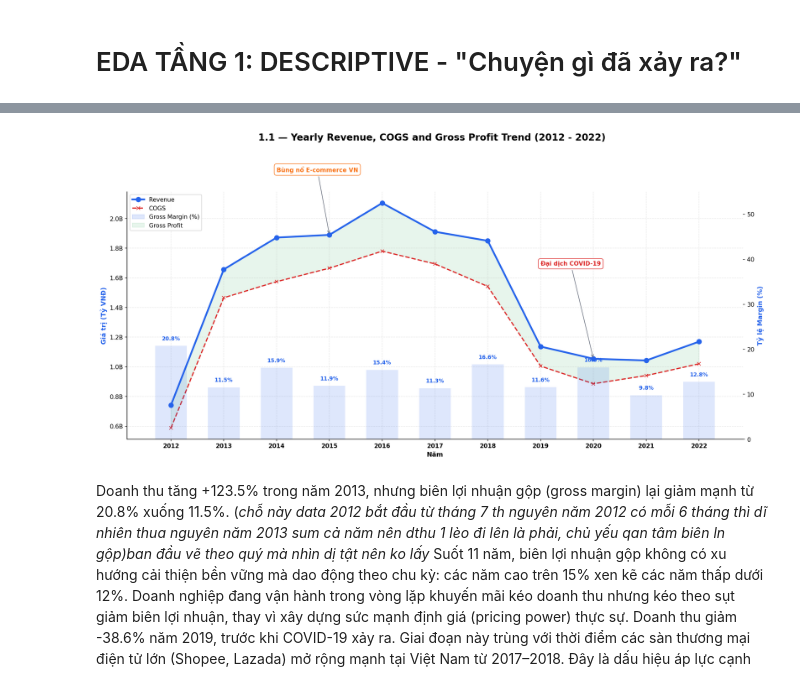
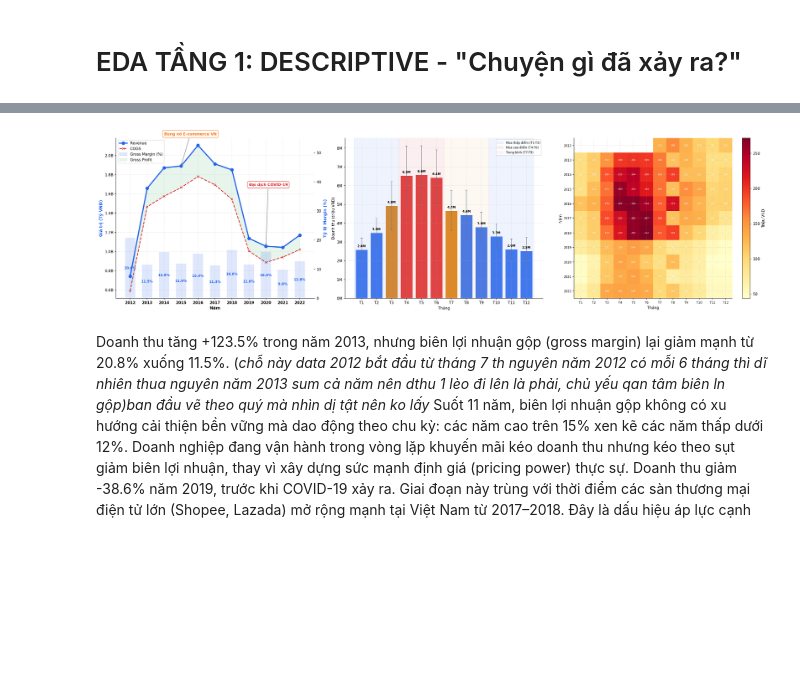
Before and after one commit to dzungphieuluuky/Datathon-VinUni, a Jupyter notebook: datathon.ipynb, the cells around one changed output, grey strips where cells are left out. Drawn from its saved outputs; the diff is of its cells as text; code cells hidden in the pictures; blank space fills up the shorter version.

```diff
--- a/datathon.ipynb
+++ b/datathon.ipynb
@@ -58,5 +58,6 @@ Data loaded
 # %%
-def plot_1_1_financial_trend():
+def plot_1_1():
+    # --- 1.1 - Yearly Revenue, COGS and Gross Profit Trend (2012 - 2022) ---
     sales['Date'] = pd.to_datetime(sales['Date'])
     y_data = sales.groupby(sales['Date'].dt.year).agg({
         'Revenue': 'sum',
@@ -67,19 +68,30 @@ def plot_1_1_financial_trend():
     y_data['Gross_Margin_Pct'] = (y_data['Gross_Profit'] / y_data['Revenue']) * 100
     rev_max = y_data['Revenue'].max()
 
-    fig, ax1 = plt.subplots(figsize=(16, 8))
-    fig.suptitle('1.1 — Yearly Revenue, COGS and Gross Profit Trend (2012 - 2022)', fontsize=16, fontweight='bold')
+    # --- 1.2 - Monthly Average Revenue and Heatmap ---
+    monthly_avg  = sales.groupby('month')['Revenue'].mean() / 1e6
+    monthly_std  = sales.groupby('month')['Revenue'].std()  / 1e6
+    months_label = ['T1','T2','T3','T4','T5','T6',
+                    'T7','T8','T9','T10','T11','T12']
+    pivot = sales.pivot_table(index='year', columns='month', values='Revenue', aggfunc='sum') / 1e6
 
-    ax2 = ax1.twinx()
+    # Create a figure with 3 subplots arranged horizontally
+    fig = plt.figure(figsize=(25, 7)) # Adjusted figure size for horizontal layout
+    gs = GridSpec(1, 3, figure=fig) # 1 row, 3 columns
 
-    bars = ax2.bar(y_data['Date'], y_data['Gross_Margin_Pct'],
+
+    # --- Subplot 1: 1.1 Financial Trend ---
+    ax1 = fig.add_subplot(gs[0, 0]) # First column
+    ax1b = ax1.twinx()
+
+    bars = ax1b.bar(y_data['Date'], y_data['Gross_Margin_Pct'],
                    color=COLORS['blue'], alpha=0.15,
                    label='Gross Margin (%)', width=0.6)
 
     for bar in bars:
         height = bar.get_height()
-        ax2.text(bar.get_x() + bar.get_width()/2, height + 1,
-                 f'{height:.1f}%', ha='center', va='bottom',
+        ax1b.text(bar.get_x() + bar.get_width()/2, height / 2,
+                 f'{height:.1f}%', ha='center', va='center',
                  fontsize=9, fontweight='bold', color=COLORS['blue'])
 
     line1, = ax1.plot(y_data['Date'], y_data['Revenue'],
@@ -91,50 +103,90 @@ def plot_1_1_financial_trend():
                      where=(y_data['Revenue'] >= y_data['COGS']),
                      color=COLORS['green'], alpha=0.1, label='Gross Profit Area')
 
-    # --- ĐỊNH DẠNG TRỤC ---
     ax1.set_xticks(y_data['Date'])
     ax1.set_xticklabels(y_data['Date'].astype(int), fontweight='bold')
     ax1.yaxis.set_major_formatter(mticker.FuncFormatter(lambda x, p: f'{x*1e-9:.1f}B'))
     ax1.set_ylabel("Giá trị (Tỷ VNĐ)", fontsize=11, fontweight='bold', color=COLORS['blue'])
-    ax1.set_xlabel('Năm', fontsize=11, fontweight='bold') # Moved xlabel to ax1
+    ax1.set_xlabel('Năm', fontsize=11, fontweight='bold')
 
-    ax2.set_ylabel("Tỷ lệ Margin (%)", fontsize=11, fontweight='bold', color=COLORS['blue'])
-    # ax2.set_xlabel('Năm') # Removed redundant xlabel on ax2
-    ax2.set_ylim(0, 55)
-    ax2.grid(False)
+    ax1b.set_ylabel("Tỷ lệ Margin (%)", fontsize=11, fontweight='bold', color=COLORS['blue'])
+    ax1b.set_ylim(0, 55)
+    ax1b.grid(False)
 
     rev_2015 = y_data.loc[y_data['Date'] == 2015, 'Revenue'].values[0]
     ax1.annotate('Bùng nổ E-commerce VN',
                  xy=(2015, rev_2015),
-                 xytext=(2014, rev_max * 1.1),
+                 xytext=(2014, rev_max * 1.05), # Adjusted xytext y-coordinate
                  arrowprops=dict(arrowstyle='->', color=COLORS['gray'], connectionstyle="arc3,rad=0"),
                  fontsize=10, fontweight='bold', color=COLORS['orange'],
                  bbox=dict(boxstyle="round,pad=0.4", fc='white', ec=COLORS['orange'], alpha=0.9))
 
     rev_2020 = y_data.loc[y_data['Date'] == 2020, 'Revenue'].values[0]
     ax1.annotate('Đại dịch COVID-19',
                  xy=(2020, rev_2020),
                  xytext=(2019, rev_max * 0.8),
                  arrowprops=dict(arrowstyle='->', color=COLORS['gray'], connectionstyle="arc3,rad=0"),
                  fontsize=10, fontweight='bold', color=COLORS['red'],
                  bbox=dict(boxstyle="round,pad=0.4", fc='white', ec=COLORS['red'], alpha=0.9))
 
-    # --- LEGEND ---
     legend_elements = [
         line1, line2,
         mpatches.Patch(color=COLORS['blue'], alpha=0.15, label='Gross Margin (%)'),
         mpatches.Patch(color=COLORS['green'], alpha=0.1, label='Gross Profit')
     ]
     ax1.legend(handles=legend_elements, loc='upper left', frameon=True, shadow=False)
 
 
-    plt.tight_layout(rect=[0, 0, 1, 0.95])
-    plt.savefig('figures/1_1_revenue_cogs_trend.png', bbox_inches='tight', dpi=150)
+    # --- Subplot 2: Monthly Average Revenue ---
+    ax2 = fig.add_subplot(gs[0, 1]) # Second column
+    bar_colors = [COLORS['red'] if v >= 6 else
+                  COLORS['amber'] if v >= 4.5 else
+                  COLORS['blue'] for v in monthly_avg]
+    bars = ax2.bar(months_label, monthly_avg, color=bar_colors,
+                  edgecolor='white', linewidth=0.5, alpha=0.85)
+
+    ax2.errorbar(months_label, monthly_avg, yerr=monthly_std*0.5,
+                fmt='none', ecolor=COLORS['gray'], capsize=3, linewidth=1)
+
+    for bar, val in zip(bars, monthly_avg):
+        ax2.text(bar.get_x() + bar.get_width()/2, bar.get_height() + 0.1,
+                f'{val:.1f}M', ha='center', va='bottom', fontsize=8, fontweight='bold')
+
+    ax2.set_ylabel('Doanh thu (triệu VND)')
+    ax2.set_xlabel('Tháng')
+    ax2.yaxis.set_major_formatter(mticker.FuncFormatter(lambda x,_: f'{x:.0f}M'))
+
+    ax2.axvspan(-0.5, 2.5,  alpha=0.07, color=COLORS['blue'],  label='Mùa thấp điểm (T1-T3)')
+    ax2.axvspan(2.5,  5.5,  alpha=0.07, color=COLORS['red'],   label='Mùa cao điểm (T4-T6)')
+    ax2.axvspan(5.5,  8.5,  alpha=0.05, color=COLORS['amber'],  label='Trung bình (T7-T9)')
+    ax2.axvspan(8.5, 11.5,  alpha=0.07, color=COLORS['blue'])
+    ax2.legend(fontsize=8, loc='upper right')
+
+    # --- Subplot 3: Heatmap Monthly Revenue ---
+    ax3 = fig.add_subplot(gs[0, 2]) # Third column
+    im = ax3.imshow(pivot.values, aspect='auto', cmap='YlOrRd', interpolation='nearest')
+    ax3.set_xticks(range(12))
+    ax3.set_xticklabels(months_label, fontsize=8)
+    ax3.set_yticks(range(len(pivot.index)))
+    ax3.set_yticklabels(pivot.index.astype(int), fontsize=8) # Ensure labels are int
+    ax3.set_xlabel('Tháng')
+    ax3.set_ylabel('Năm')
+    plt.colorbar(im, ax=ax3, label='Triệu VND')
+
+    for i in range(len(pivot.index)):
+        for j in range(12):
+            val = pivot.values[i, j]
+            if not np.isnan(val):
+                ax3.text(j, i, f'{val:.0f}', ha='center', va='center',
+                         fontsize=6, color='black' if val < 8 else 'white')
+
+    plt.tight_layout(rect=[0, 0, 1, 0.98]) # Adjust rect to make space for suptitle
+    plt.savefig('Figures/plot1_1.png', bbox_inches='tight', dpi=150)
     plt.show()
 
-plot_1_1_financial_trend()
+plot_1_1()
 # %% [output]
-[figure, old version]
+[figure, new version]
 # %% [markdown]
 Doanh thu tăng +123.5% trong năm 2013, nhưng biên lợi nhuận gộp (gross margin) lại giảm mạnh từ 20.8% xuống 11.5%. (*chỗ này data 2012 bắt đầu từ tháng 7 th nguyên năm 2012 có mỗi 6 tháng thì dĩ nhiên thua nguyên năm 2013 sum cả năm nên dthu 1 lèo đi lên là phải, chủ yếu qan tâm biên ln gộp)ban đầu vẽ theo quý mà nhìn dị tật nên ko lấy*
 Suốt 11 năm, biên lợi nhuận gộp không có xu hướng cải thiện bền vững mà dao động theo chu kỳ: các năm cao trên 15% xen kẽ các năm thấp dưới 12%. Doanh nghiệp đang vận hành trong vòng lặp khuyến mãi kéo doanh thu nhưng kéo theo sụt giảm biên lợi nhuận, thay vì xây dựng sức mạnh định giá (pricing power) thực sự.
```
Also changed, not shown: parts of 27 cells of this notebook, 10 other files.
